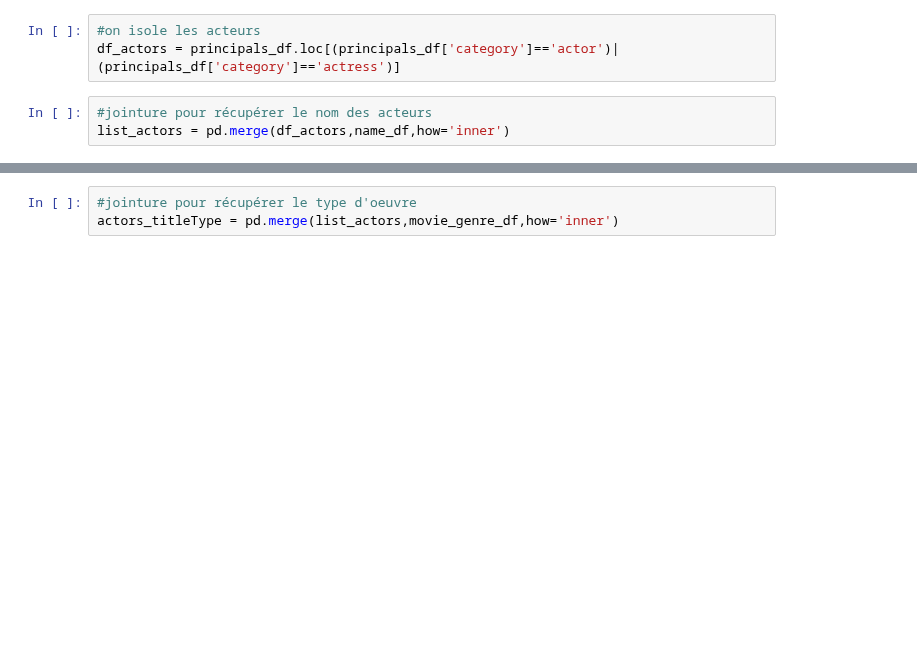
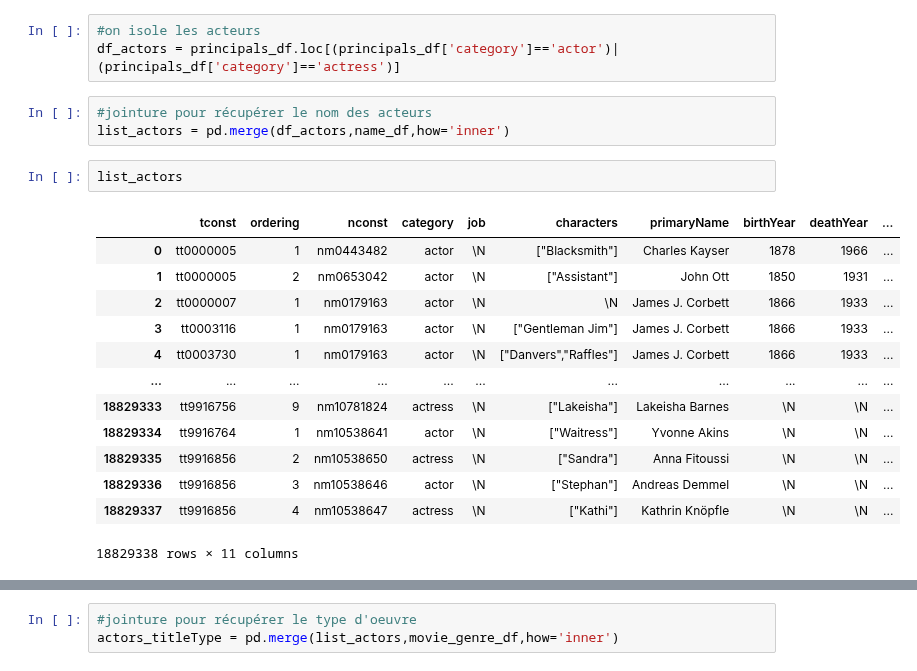
Before and after one commit to CathieLC/Wild_movie_project, a Jupyter notebook: JOSSE/most_present_actors.ipynb, the cells around one changed output, grey strips where cells are left out. Cells and saved outputs as stored; diff of their text form; blank space fills up the shorter version.

```diff
--- a/JOSSE/most_present_actors.ipynb
+++ b/JOSSE/most_present_actors.ipynb
@@ -14,6 +14,22 @@ df_actors = principals_df.loc[(principals_df['category']=='actor')|(principals_d
 # %%
 #jointure pour récupérer le nom des acteurs
 list_actors = pd.merge(df_actors,name_df,how='inner')
+# %%
+list_actors
+# %% [output]
+|  | tconst | ordering | nconst | category | job | characters | primaryName | birthYear | deathYear | ... |
+| 0 | tt0000005 | 1 | nm0443482 | actor | \N | ["Blacksmith"] | Charles Kayser | 1878 | 1966 | ... |
+| 1 | tt0000005 | 2 | nm0653042 | actor | \N | ["Assistant"] | John Ott | 1850 | 1931 | ... |
+| 2 | tt0000007 | 1 | nm0179163 | actor | \N | \N | James J. Corbett | 1866 | 1933 | ... |
+| 3 | tt0003116 | 1 | nm0179163 | actor | \N | ["Gentleman Jim"] | James J. Corbett | 1866 | 1933 | ... |
+| 4 | tt0003730 | 1 | nm0179163 | actor | \N | ["Danvers","Raffles"] | James J. Corbett | 1866 | 1933 | ... |
+| ... | ... | ... | ... | ... | ... | ... | ... | ... | ... | ... |
+| 18829333 | tt9916756 | 9 | nm10781824 | actress | \N | ["Lakeisha"] | Lakeisha Barnes | \N | \N | ... |
+| 18829334 | tt9916764 | 1 | nm10538641 | actor | \N | ["Waitress"] | Yvonne Akins | \N | \N | ... |
+| 18829335 | tt9916856 | 2 | nm10538650 | actress | \N | ["Sandra"] | Anna Fitoussi | \N | \N | ... |
+| 18829336 | tt9916856 | 3 | nm10538646 | actor | \N | ["Stephan"] | Andreas Demmel | \N | \N | ... |
+| 18829337 | tt9916856 | 4 | nm10538647 | actress | \N | ["Kathi"] | Kathrin Knöpfle | \N | \N | ... |
+18829338 rows × 11 columns
 # %%
 #premier apperçu des acteurs les plus présents toutes catégories confondues
 list_actors['primaryName'].value_counts()
```
Also changed, not shown: parts of 7 cells of this notebook.
